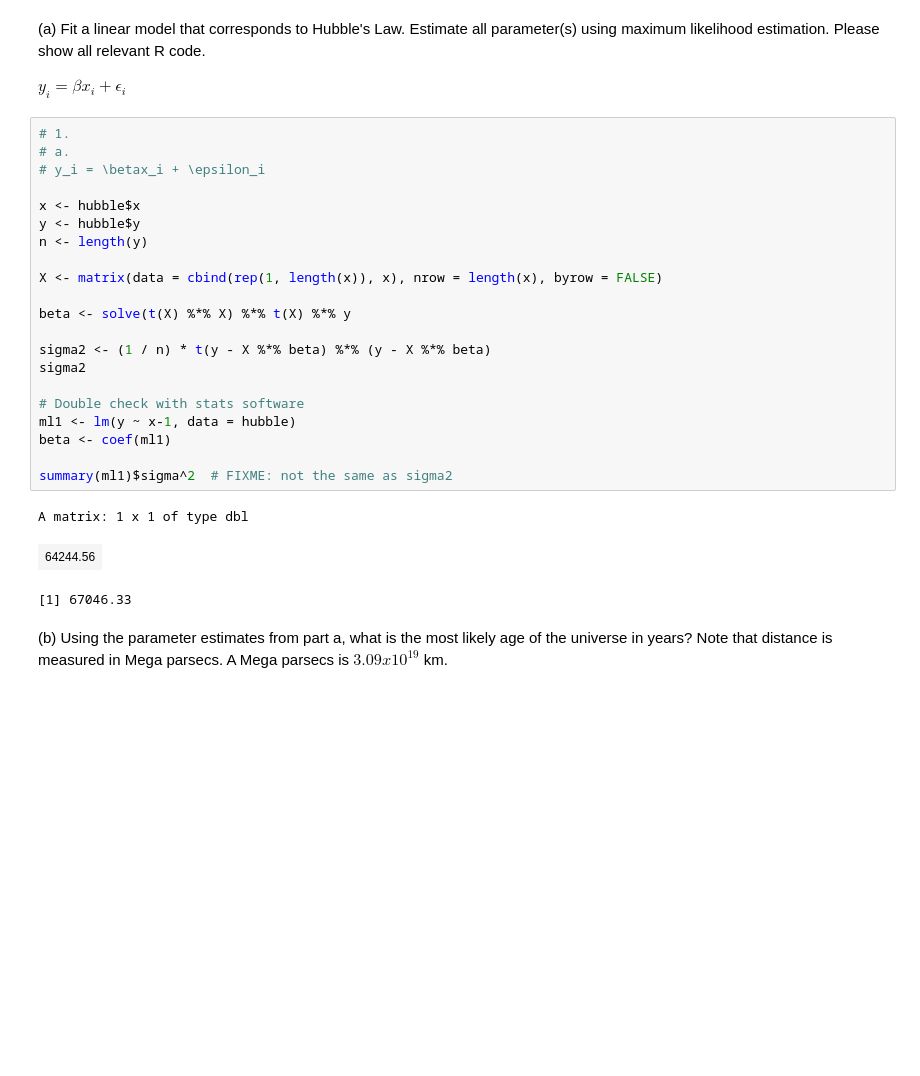
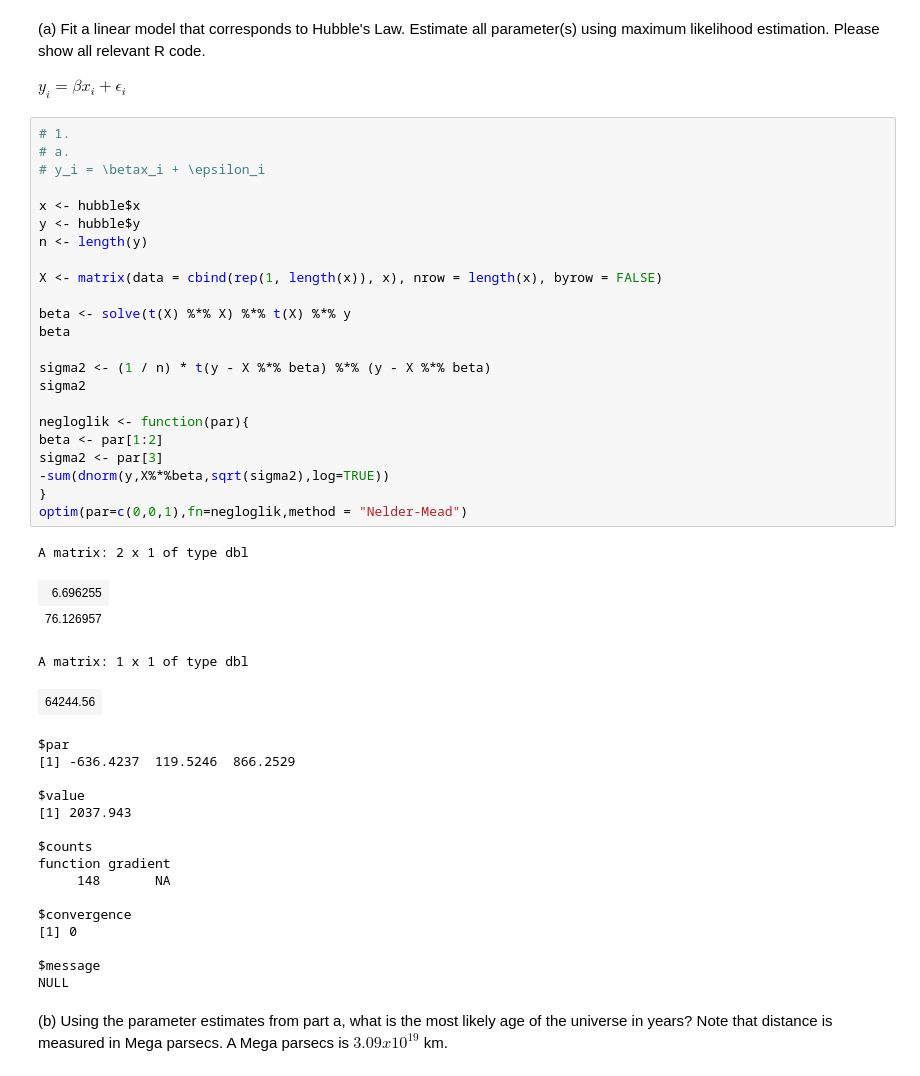
Before and after one commit to Prokope45/Statistics, a Jupyter notebook: STAT-705/Assignments/assignment_4.ipynb, the cells around one changed output. Cells and saved outputs as stored; diff of their text form; blank space fills up the shorter version.

```diff
--- a/STAT-705/Assignments/assignment_4.ipynb
+++ b/STAT-705/Assignments/assignment_4.ipynb
@@ -24,28 +26,47 @@ $y_i = \beta x_i + \epsilon_i$
 # %%
 # 1.
 # a.
 # y_i = \betax_i + \epsilon_i
 
 x <- hubble$x
 y <- hubble$y
 n <- length(y)
 
 X <- matrix(data = cbind(rep(1, length(x)), x), nrow = length(x), byrow = FALSE)
 
 beta <- solve(t(X) %*% X) %*% t(X) %*% y
+beta
 
 sigma2 <- (1 / n) * t(y - X %*% beta) %*% (y - X %*% beta)
 sigma2
 
-# Double check with stats software
-ml1 <- lm(y ~ x-1, data = hubble)
-beta <- coef(ml1)
-
-summary(ml1)$sigma^2  # FIXME: not the same as sigma2
+negloglik <- function(par){
+beta <- par[1:2]
+sigma2 <- par[3]
+-sum(dnorm(y,X%*%beta,sqrt(sigma2),log=TRUE))
+}
+optim(par=c(0,0,1),fn=negloglik,method = "Nelder-Mead")
 # %% [output]
-A matrix: 1 x 1 of type dbl
+A matrix: 2 x 1 of type dbl
-| 64244.56 |
+| 6.696255 |
+| 76.126957 |
-[1] 67046.33
+A matrix: 1 x 1 of type dbl
+| 64244.56 |
+$par
+[1] -636.4237  119.5246  866.2529
+
+$value
+[1] 2037.943
+
+$counts
+function gradient
+     148       NA
+
+$convergence
+[1] 0
+
+$message
+NULL
 # %% [markdown]
 (b) Using the parameter estimates from part a, what is the most likely age of the universe in years? Note that distance is measured in Mega parsecs. A Mega parsecs is $3.09x10^{19}$ km.
 # %%
```
Also changed, not shown: parts of 3 cells of this notebook, 1 other file.
